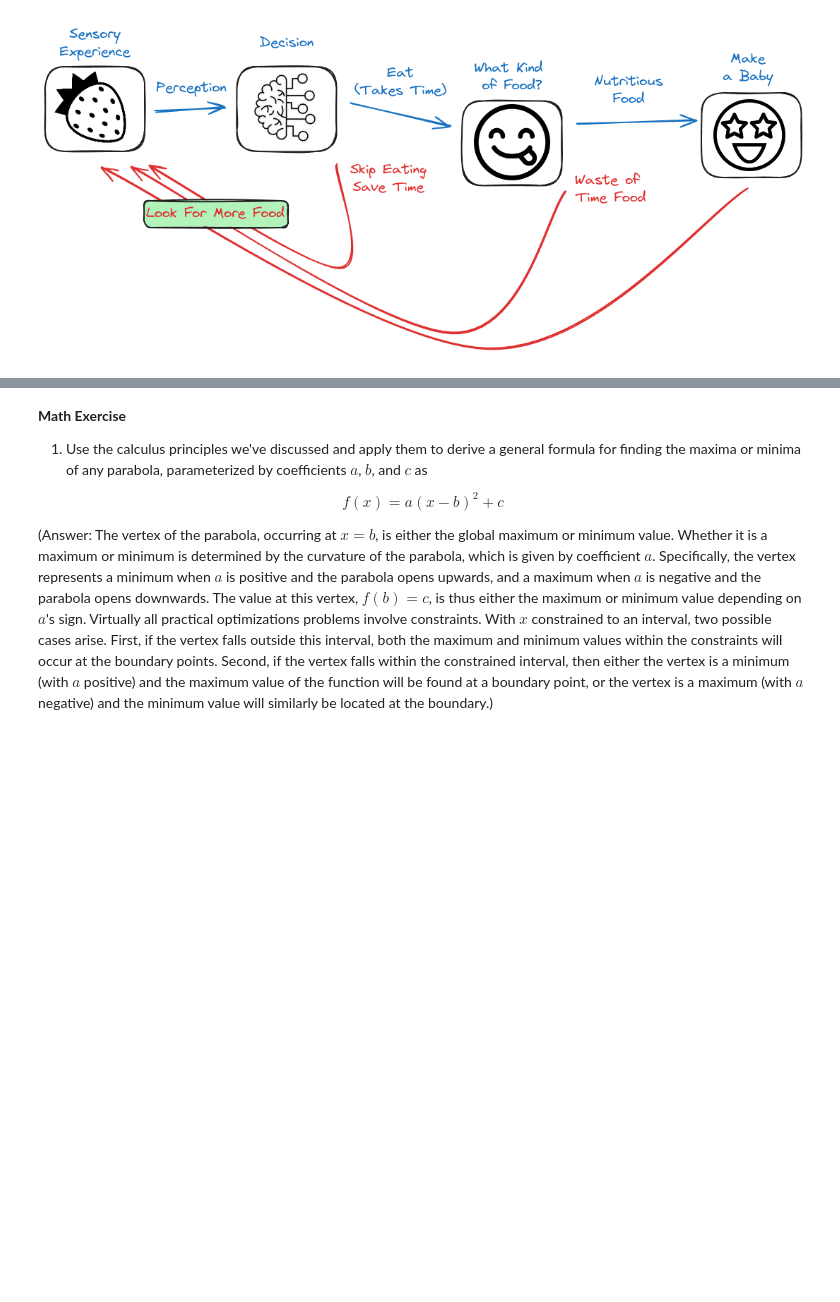
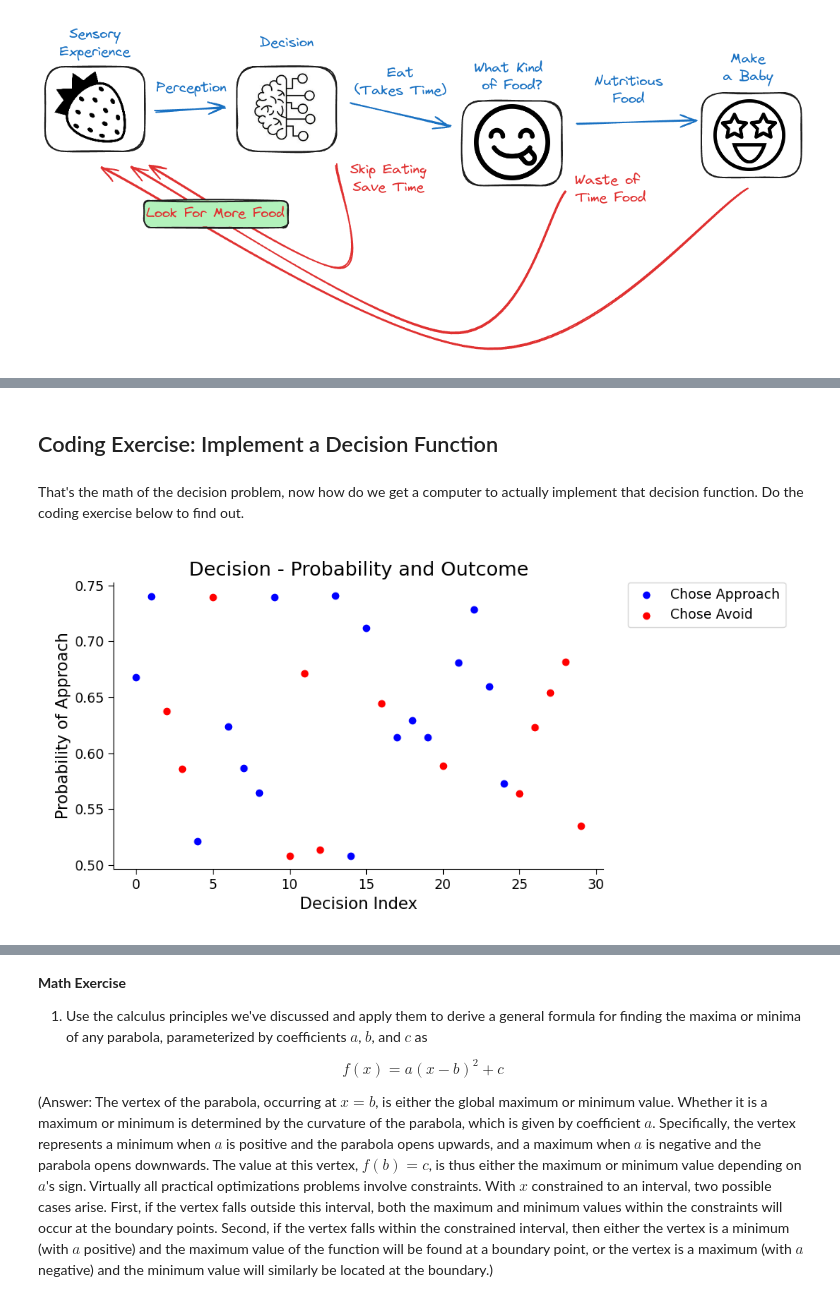
Before and after one commit to dcownden/PerennialProblemsOfLifeWithABrain, a Jupyter notebook: sequences/P0C1_Introduction/P0C1_Sequence1.ipynb, the cells around one changed output, grey strips where cells are left out. Cells and saved outputs as stored; diff of their text form; code cells hidden in the pictures; blank space fills up the shorter version.

```diff
--- a/sequences/P0C1_Introduction/P0C1_Sequence1.ipynb
+++ b/sequences/P0C1_Introduction/P0C1_Sequence1.ipynb
@@ -424,0 +478,62 @@ Although this particular problem was framed in the abstract language of polynomi
+# %% [markdown]
+## Coding Exercise: Implement a Decision Function
+# %% [markdown]
+That's the math of the decision problem, now how do we get a computer to actually implement that decision function. Do the coding exercise below to find out.
+# %%
+# to_remove solution
+import jax
+import jax.numpy as jnp
+import jax.random as jrandom
+import jax.scipy as jscipy
+from jax import jit
+
+def jnp_sigmoid(x):
+  return 1 / (1 + jnp.exp(-x))
+
+def jnp_softmax(x):
+  e_x = jnp.exp(x - jscipy.special.logsumexp(x))
+  return e_x
+
+@jit
+def make_decision(x, W1, Ws, W2, rand_key):
+  h = jnp_sigmoid(W1 @ x)
+  z = (Ws @ x) + (W2 @ h)
+  probs = jnp_softmax(z)
+  sample = jrandom.categorical(rand_key, logits=probs)
+  return sample, probs
+
+# plotting outcome of randomly initialized net
+# Define the dimensions
+n_in = 65  # 64 features + 1 bias
+n_hid = 3
+n_out = 2
+# Initialize weights
+key = jrandom.key(0)
+key, rs1, rs2, rs3 = jrandom.split(key, num=4)
+W1_test = jrandom.normal(rs1, (n_hid, n_in)) * jnp.sqrt(1.0 / (n_in + n_hid)) / 10 # Weights from input to hidden layer
+Ws_test = jrandom.normal(rs2, (n_out, n_in)) * jnp.sqrt(1.0 / (n_in + n_out + n_hid)) / 10 # Weights from input to output
+W2_test = jrandom.normal(rs3, (n_out, n_hid)) * jnp.sqrt(1.0 / (n_hid + n_out + n_in)) / 10 # Weights from hidden to output
+samples, probabilities = [], []
+# Iterate through the first few examples
+for i in range(30):
+  x_sample = X_bin_aug1[i]
+  jx_test = jnp.array(x_sample)
+  key, sub_key = jrandom.split(key)
+  sample, probs = make_decision(jx_test, W1_test, Ws_test, W2_test, sub_key)
+  samples.append(sample)
+  probabilities.append(probs[0])  # only store the second probability
+# Plotting the results
+fig, ax = plt.subplots(figsize=(10, 5))
+eating_indices = [i for i, s in enumerate(samples) if s == 0]
+not_eating_indices = [i for i, s in enumerate(samples) if s == 1]
+eating_probabilities = [probabilities[i] for i in eating_indices]
+not_eating_probabilities = [probabilities[i] for i in not_eating_indices]
+ax.scatter(eating_indices, eating_probabilities, color='blue', label='Chose Approach')
+ax.scatter(not_eating_indices, not_eating_probabilities, color='red', label='Chose Avoid')
+ax.set_title('Decision - Probability and Outcome')
+ax.set_xlabel('Decision Index')
+ax.set_ylabel('Probability of Approach')
+ax.legend(loc='upper left', bbox_to_anchor=(1.05, 1), borderaxespad=0.)
+plt.show()
+# %% [output]
+[figure, added]
```
Also changed, not shown: parts of 27 cells of this notebook.
